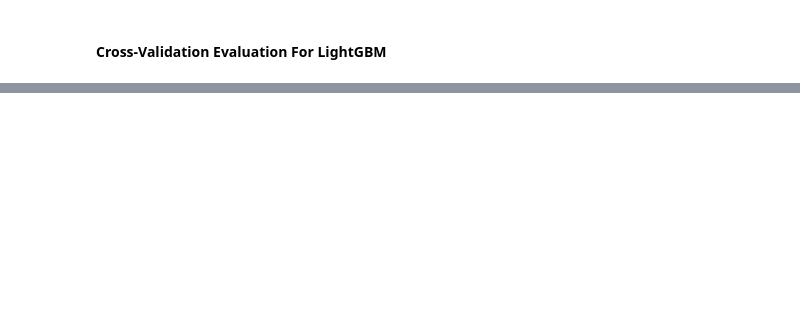
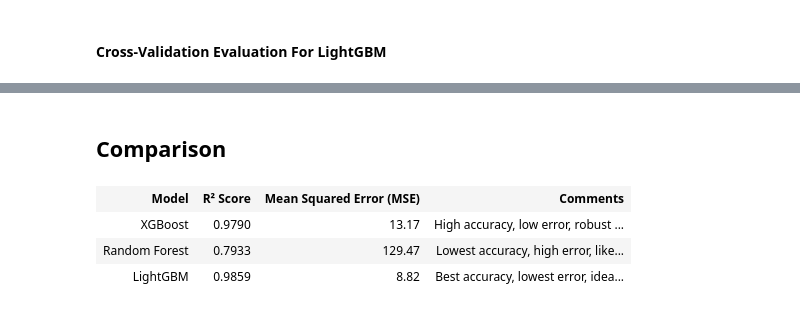
Before and after one commit to RafaeldeLimaThomaz/electron-mass-invariance-cern, a Jupyter notebook: massInvariant.ipynb, the cells around one changed output, grey strips where cells are left out. Saved outputs shown, nothing was run; the diff lists cells and outputs as text; code cells hidden in the pictures; blank space fills up the shorter version.

Commit message:
lightGBM evaluation

```diff
--- a/massInvariant.ipynb
+++ b/massInvariant.ipynb
@@ -408,0 +467,35 @@ print(f"Standard Deviation of R² Scores (LightGBM): {cv_scores_lgbm.std():.4f}"
+# %% [markdown]
+## Comparison
+# %%
+%%html
+<table border="1" style="border-collapse: collapse; text-align: left; margin: auto;">
+  <tr style="background-color: #222; color: white;">
+    <th>Model</th>
+    <th>R² Score</th>
+    <th>Mean Squared Error (MSE)</th>
+    <th>Comments</th>
+  </tr>
+  <tr style="background-color: #333; color: #eee;">
+    <td>XGBoost</td>
+    <td>0.9790</td>
+    <td>13.17</td>
+    <td>High accuracy, low error, robust model, but slightly outperformed by LightGBM.</td>
+  </tr>
+  <tr style="background-color: #444; color: #eee;">
+    <td>Random Forest</td>
+    <td>0.7933</td>
+    <td>129.47</td>
+    <td>Lowest accuracy, high error, likely not well-suited for this dataset.</td>
+  </tr>
+  <tr style="background-color: #333; color: #eee;">
+    <td>LightGBM</td>
+    <td>0.9859</td>
+    <td>8.82</td>
+    <td>Best accuracy, lowest error, ideal for this task.</td>
+  </tr>
+</table>
+# %% [output]
+| Model | R² Score | Mean Squared Error (MSE) | Comments |
+| XGBoost | 0.9790 | 13.17 | High accuracy, low error, robust ... |
+| Random Forest | 0.7933 | 129.47 | Lowest accuracy, high error, like... |
+| LightGBM | 0.9859 | 8.82 | Best accuracy, lowest error, idea... |
```
Also changed, not shown: parts of 9 cells of this notebook.
